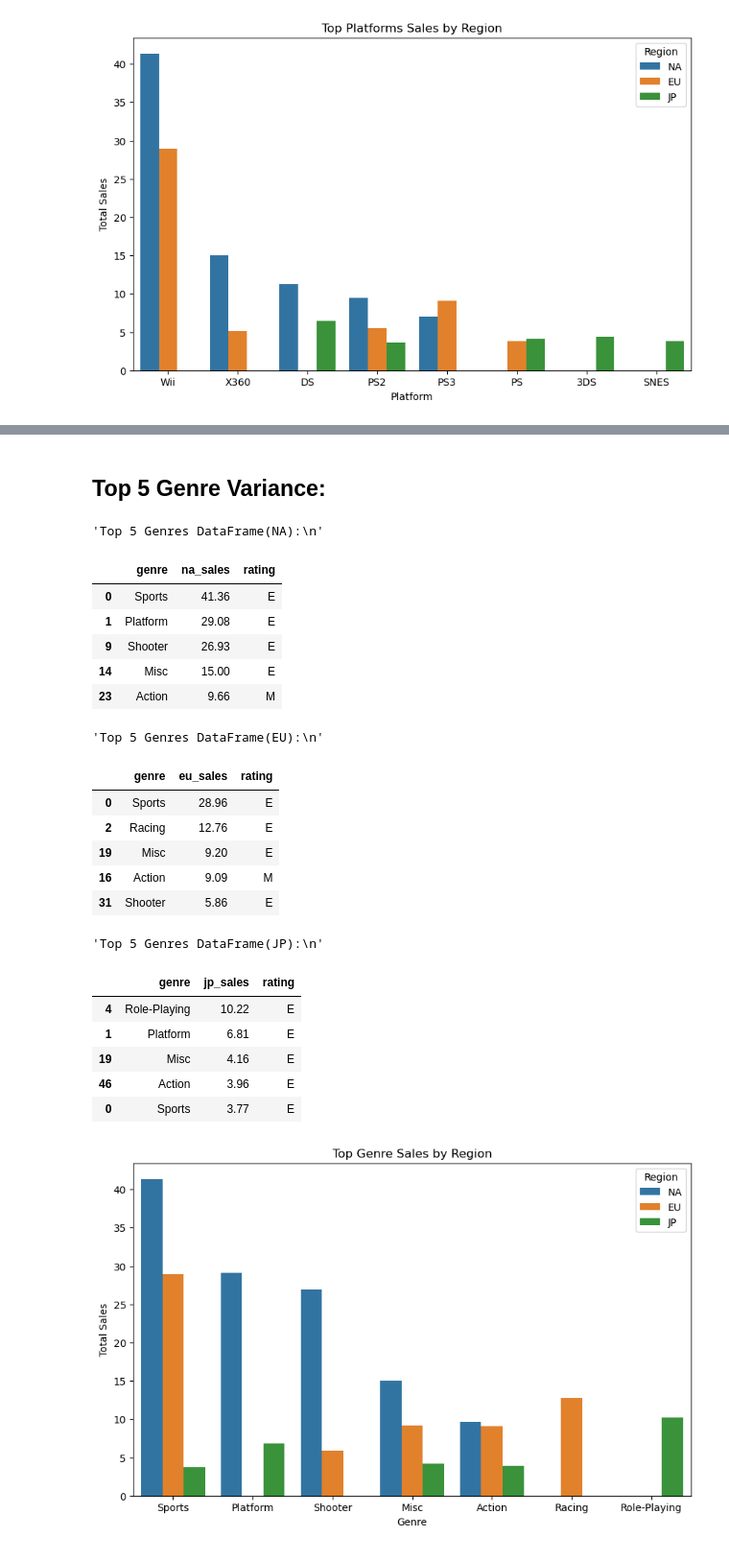
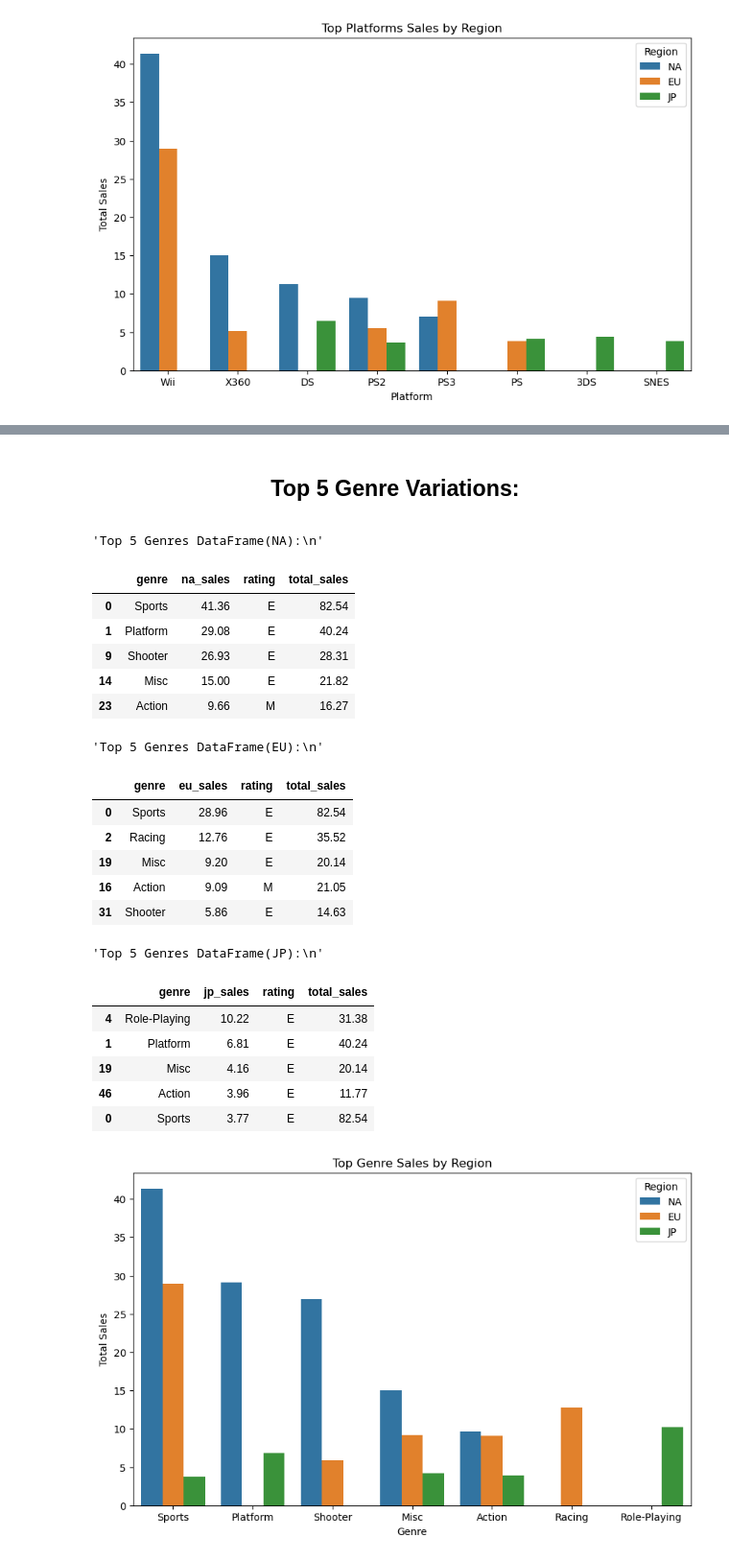
Before and after one commit to becominggiant/game_analysis, a Jupyter notebook: EDA.ipynb, the cells around one changed output, grey strips where cells are left out. Shown at 96% size. Saved outputs shown, nothing was run; the diff lists cells and outputs as text; code cells hidden in the pictures.

```diff
--- a/EDA.ipynb
+++ b/EDA.ipynb
@@ -665,5 +689,5 @@ plt.show()
 # %% [markdown]
-<h2>Top 5 Genre Variance:</h2></br>
+<center><h2>Top 5 Genre Variations:</h2></center></br>
 # %%
 #total sales for each regions genre
 total_sales_na_genre = df_filtered_na.groupby('genre')['na_sales'].sum().sort_values(ascending=False)#total sales for na genres
@@ -672,56 +696,56 @@ total_sales_jp_genre = df_filtered_jp.groupby('genre')['jp_sales'].sum().sort_va
 
 top_na_genres = total_sales_na_genre.head(5).index
 top_eu_genres = total_sales_eu_genre.head(5).index
 top_jp_genres = total_sales_jp_genre.head(5).index
 
 top_na_genres_df = df_filtered_na[df_filtered_na['genre'].isin(top_na_genres)]
 top_eu_genres_df = df_filtered_eu[df_filtered_eu['genre'].isin(top_eu_genres)]
 top_jp_genres_df = df_filtered_jp[df_filtered_jp['genre'].isin(top_jp_genres)]
 
-na_genres_df = top_na_genres_df[['genre', 'na_sales', 'rating']]#filtering a new df for na genres
-eu_genres_df = top_eu_genres_df[['genre', 'eu_sales', 'rating']]#filtering a new df for eu genres
-jp_genres_df = top_jp_genres_df[['genre', 'jp_sales', 'rating']]#filtering a new df for jp genres
+na_genres_df = top_na_genres_df[['genre', 'na_sales', 'rating', 'total_sales']]#filtering a new df for na genres
+eu_genres_df = top_eu_genres_df[['genre', 'eu_sales', 'rating', 'total_sales']]#filtering a new df for eu genres
+jp_genres_df = top_jp_genres_df[['genre', 'jp_sales', 'rating', 'total_sales']]#filtering a new df for jp genres
 
 
 # Sort by total sales in descending order(NA)
 sorted_na_df = na_genres_df.sort_values(by='na_sales', ascending=False)
 # Select the top entry for each genre(NA)
 na_genres_filtered = sorted_na_df.drop_duplicates(subset='genre').head(5)
 # Sort by total sales in descending order(EU)
 sorted_eu_df = eu_genres_df.sort_values(by='eu_sales', ascending=False)
 # Select the top entry for each genre(EU)
 eu_genres_filtered = sorted_eu_df.drop_duplicates(subset='genre').head(5)
 # Sort by total sales in descending order(JP)
 sorted_jp_df = jp_genres_df.sort_values(by='jp_sales', ascending=False)
 # Select the top entry for each genre(JP)
 jp_genres_filtered = sorted_jp_df.drop_duplicates(subset='genre').head(5)
 
 
 display("Top 5 Genres DataFrame(NA):\n", na_genres_filtered.head(5))
 display("Top 5 Genres DataFrame(EU):\n", eu_genres_filtered.head(5))
 display("Top 5 Genres DataFrame(JP):\n", jp_genres_filtered.head(5))
 # %% [output]
 'Top 5 Genres DataFrame(NA):\n'
-|  | genre | na_sales | rating |
-| 0 | Sports | 41.36 | E |
-| 1 | Platform | 29.08 | E |
-| 9 | Shooter | 26.93 | E |
-| 14 | Misc | 15.00 | E |
-| 23 | Action | 9.66 | M |
+|  | genre | na_sales | rating | total_sales |
+| 0 | Sports | 41.36 | E | 82.54 |
+| 1 | Platform | 29.08 | E | 40.24 |
+| 9 | Shooter | 26.93 | E | 28.31 |
+| 14 | Misc | 15.00 | E | 21.82 |
+| 23 | Action | 9.66 | M | 16.27 |
 'Top 5 Genres DataFrame(EU):\n'
-|  | genre | eu_sales | rating |
-| 0 | Sports | 28.96 | E |
-| 2 | Racing | 12.76 | E |
-| 19 | Misc | 9.20 | E |
-| 16 | Action | 9.09 | M |
-| 31 | Shooter | 5.86 | E |
+|  | genre | eu_sales | rating | total_sales |
+| 0 | Sports | 28.96 | E | 82.54 |
+| 2 | Racing | 12.76 | E | 35.52 |
+| 19 | Misc | 9.20 | E | 20.14 |
+| 16 | Action | 9.09 | M | 21.05 |
+| 31 | Shooter | 5.86 | E | 14.63 |
 'Top 5 Genres DataFrame(JP):\n'
-|  | genre | jp_sales | rating |
-| 4 | Role-Playing | 10.22 | E |
-| 1 | Platform | 6.81 | E |
-| 19 | Misc | 4.16 | E |
-| 46 | Action | 3.96 | E |
-| 0 | Sports | 3.77 | E |
+|  | genre | jp_sales | rating | total_sales |
+| 4 | Role-Playing | 10.22 | E | 31.38 |
+| 1 | Platform | 6.81 | E | 40.24 |
+| 19 | Misc | 4.16 | E | 20.14 |
+| 46 | Action | 3.96 | E | 11.77 |
+| 0 | Sports | 3.77 | E | 82.54 |
 # %%
 #visualization for the top genres
 
```
Also changed, not shown: parts of 19 cells of this notebook.
